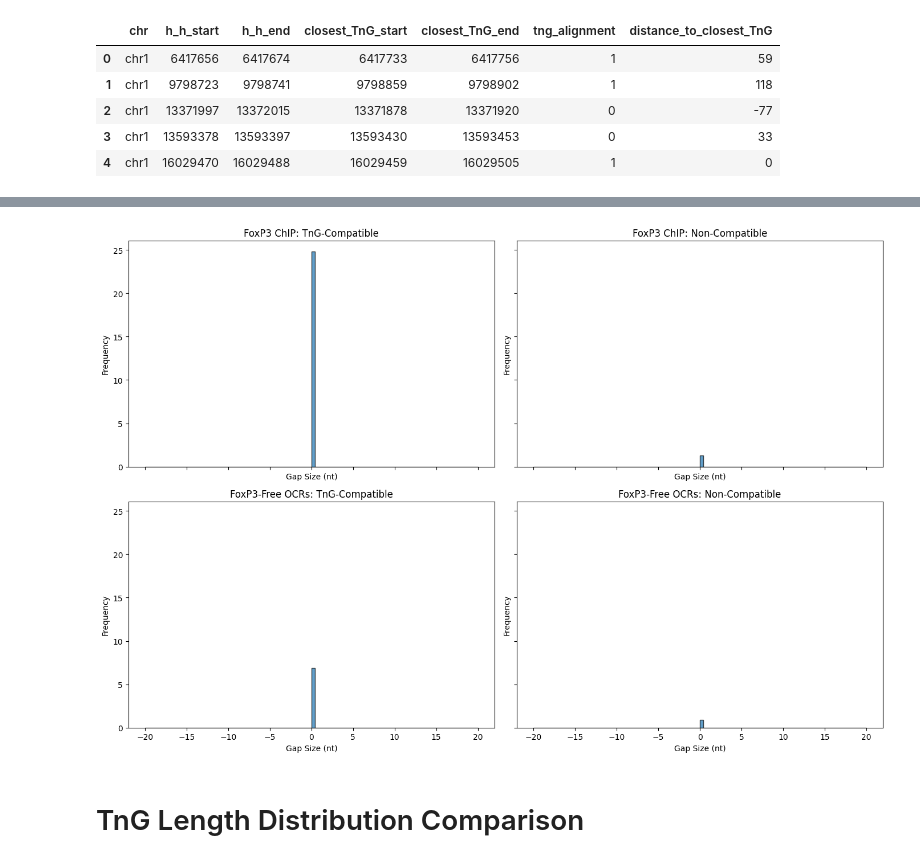
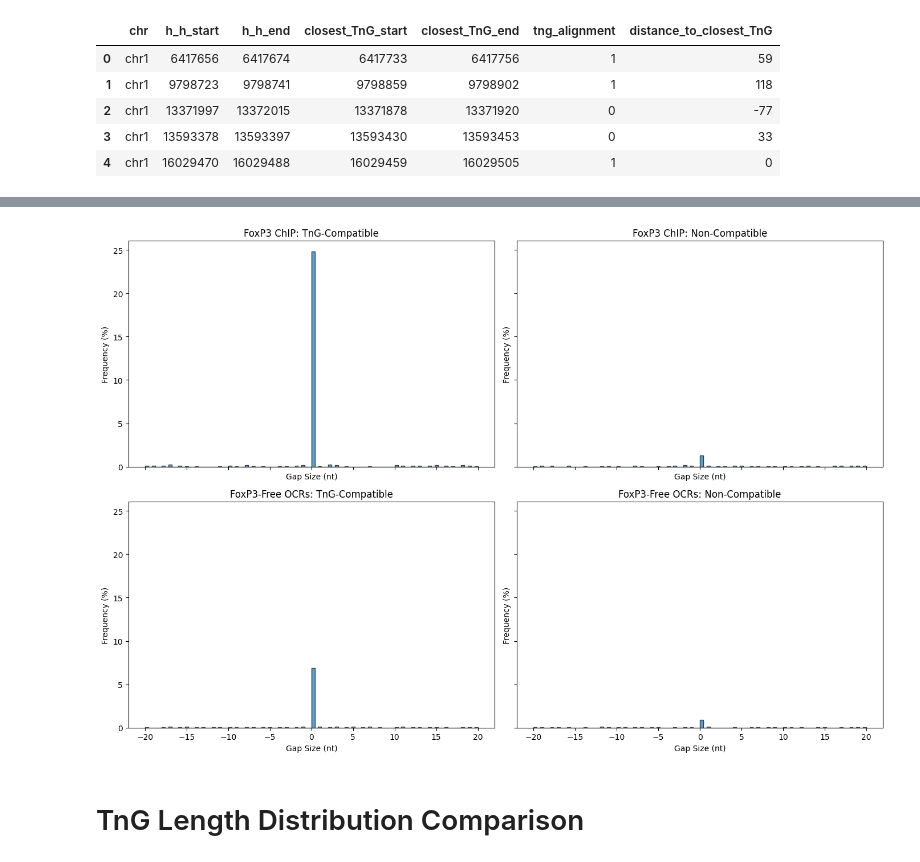
Before and after one commit to clarkvd/hur_lab_foxp3, a Jupyter notebook: figure5.ipynb, the cells around one changed output, grey strips where cells are left out. Saved outputs shown, nothing was run; the diff lists cells and outputs as text; code cells hidden in the pictures.

```diff
--- a/figure5.ipynb
+++ b/figure5.ipynb
@@ -254,48 +241,49 @@ foxp3_hh_overlapping.head()
 # %%
 # Separate motif pairs by whether their orientation matches TnG compatibility
-foxp3_hh_tng_compatible = foxp3_hh_overlapping[foxp3_hh_overlapping['tng_alignment'] == 1]
-foxp3_hh_tng_noncompatible = foxp3_hh_overlapping[foxp3_hh_overlapping['tng_alignment'] != 1]
+foxp3_hh_tng_compatible = foxp3_hh_tng_distances[foxp3_hh_tng_distances['tng_alignment'] == 1]
+foxp3_hh_tng_noncompatible = foxp3_hh_tng_distances[foxp3_hh_tng_distances['tng_alignment'] != 1]
 
-atac_hh_tng_compatible = atac_hh_overlapping[atac_hh_overlapping['tng_alignment'] == 1]
-atac_hh_tng_noncompatible = atac_hh_overlapping[atac_hh_overlapping['tng_alignment'] != 1]
+atac_hh_tng_compatible = atac_hh_tng_distances[atac_hh_tng_distances['tng_alignment'] == 1]
+atac_hh_tng_noncompatible = atac_hh_tng_distances[atac_hh_tng_distances['tng_alignment'] != 1]
 # %%
-# Plotting layout: 2 rows (ChIP vs ATAC), 2 cols (compatible vs non-compatible)
+# Layout
 fig, axes = plt.subplots(2, 2, figsize=(14, 10), sharex=True, sharey=True)
 
 # Histogram settings
 x_min, x_max = -20, 20
 bins = 100
 range_vals = (x_min, x_max)
 
 def plot_percentage_histogram(ax, data, total, title):
     """
     Plot a histogram of motif-to-TnG distances as percentage of total motifs.
     """
     ax.hist(
         data['distance_to_closest_TnG'],
         bins=bins,
         range=range_vals,
         weights=[100 / total] * len(data),
         edgecolor='black',
         alpha=0.7
     )
     ax.set_title(title)
     ax.set_xlabel('Gap Size (nt)')
-    ax.set_ylabel('Frequency')
+    ax.set_ylabel('Frequency (%)')
 
 # Row 1: FoxP3 ChIP-seq
 plot_percentage_histogram(axes[0, 0], foxp3_hh_tng_compatible, len(foxp3_hh_tng_distances), 'FoxP3 ChIP: TnG-Compatible')
 plot_percentage_histogram(axes[0, 1], foxp3_hh_tng_noncompatible, len(foxp3_hh_tng_distances), 'FoxP3 ChIP: Non-Compatible')
 
 # Row 2: ATAC OCRs (FoxP3-free regions)
 plot_percentage_histogram(axes[1, 0], atac_hh_tng_compatible, len(atac_hh_tng_distances), 'FoxP3-Free OCRs: TnG-Compatible')
 plot_percentage_histogram(axes[1, 1], atac_hh_tng_noncompatible, len(atac_hh_tng_distances), 'FoxP3-Free OCRs: Non-Compatible')
 
-# Plot
+# Layout
 plt.tight_layout(rect=[0, 0, 1, 0.95])
+
 plt.show()
 # %% [output]
-[figure, old version]
+[figure, new version]
 # %% [markdown]
 # TnG Length Distribution Comparison
 # %%
```
Also changed, not shown: parts of 4 cells of this notebook, 1 other file.
